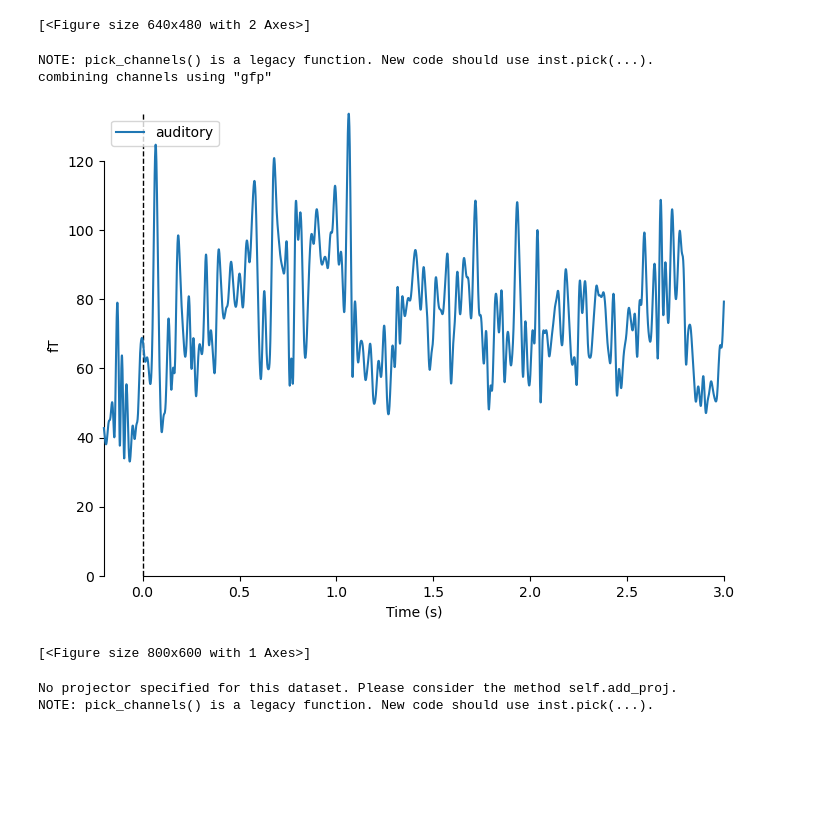
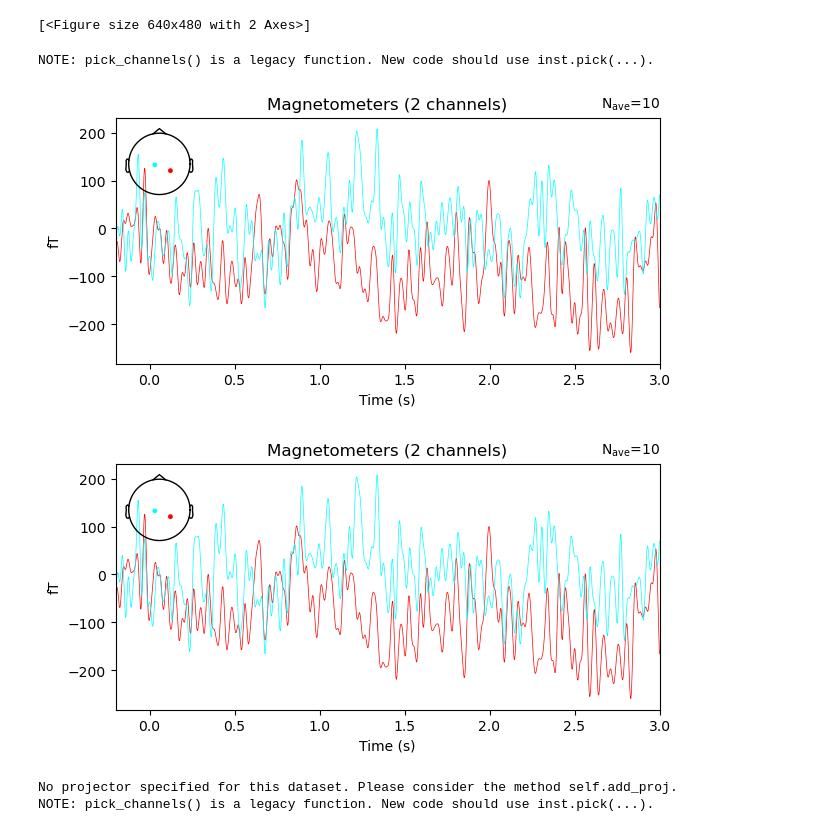
Before and after one commit to neoayanami/meg-encoding, a Jupyter notebook: code/ClassicalMegAnalysis.ipynb, the cells around one changed output. Cells and saved outputs as stored; diff of their text form; code cells hidden in the pictures; blank space fills up the shorter version.

```diff
--- a/code/ClassicalMegAnalysis.ipynb
+++ b/code/ClassicalMegAnalysis.ipynb
@@ -134,15 +134,11 @@ NOTE: pick_channels() is a legacy function. New code should use inst.pick(...).
 No baseline correction applied
 [figure]
 [<Figure size 640x480 with 2 Axes>]
-# %%
-aud_evoked = epochs.average()
-
-mne.viz.plot_compare_evokeds(
-    dict(auditory=aud_evoked)
-)
-# %% [output]
-NOTE: pick_channels() is a legacy function. New code should use inst.pick(...).
-combining channels using "gfp"
-[figure, removed]
-[<Figure size 800x600 with 1 Axes>]
+# %%
+evoked = epochs.average()
+mne.viz.plot_evoked(evoked, picks=['MEG 002','MEG 022'], spatial_colors=True)
+# %% [output]
+NOTE: pick_channels() is a legacy function. New code should use inst.pick(...).
+[figure, added]
+[figure, added]
 # %%
```
Also changed, not shown: parts of 1 cell of this notebook.
